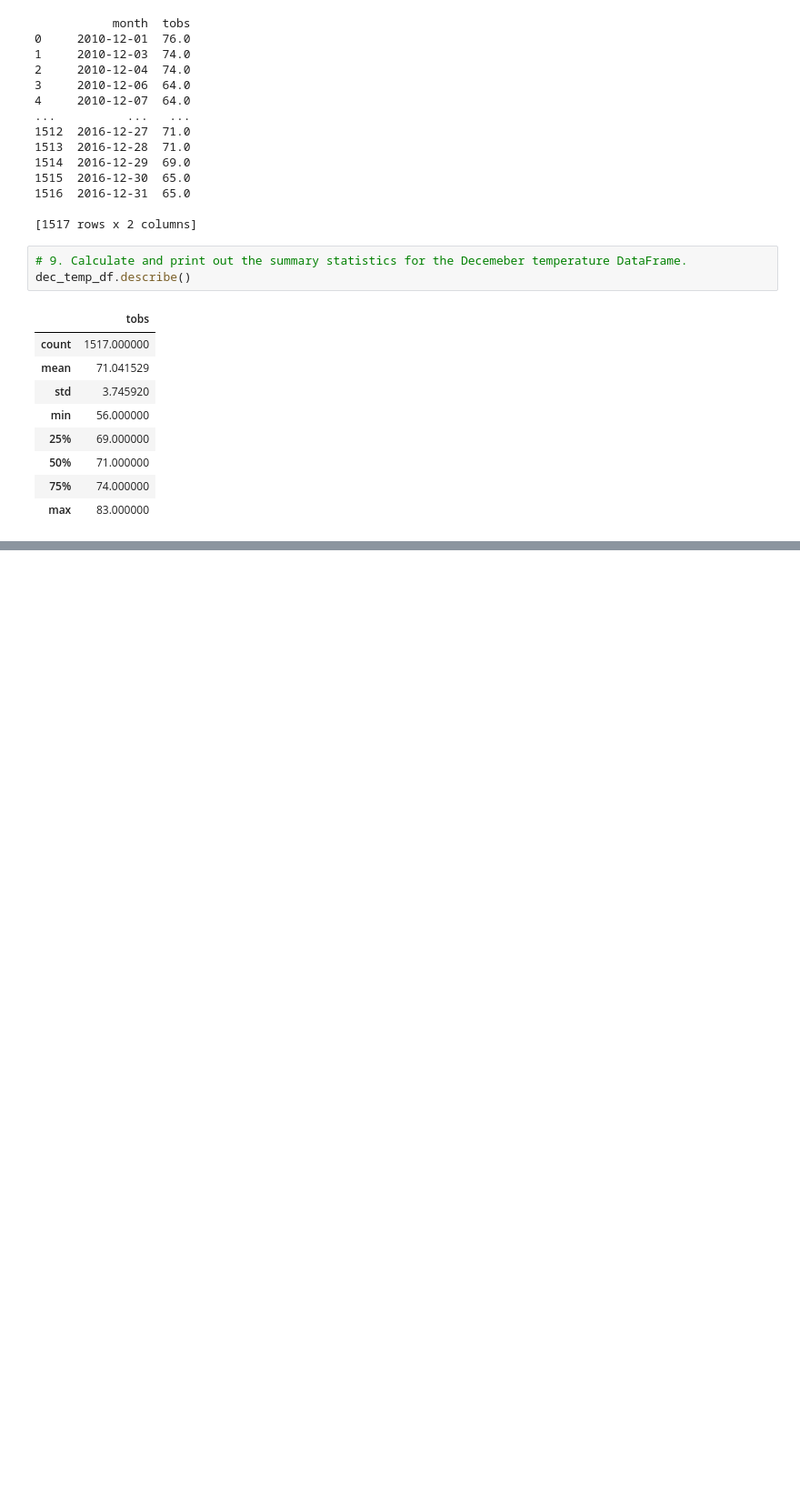
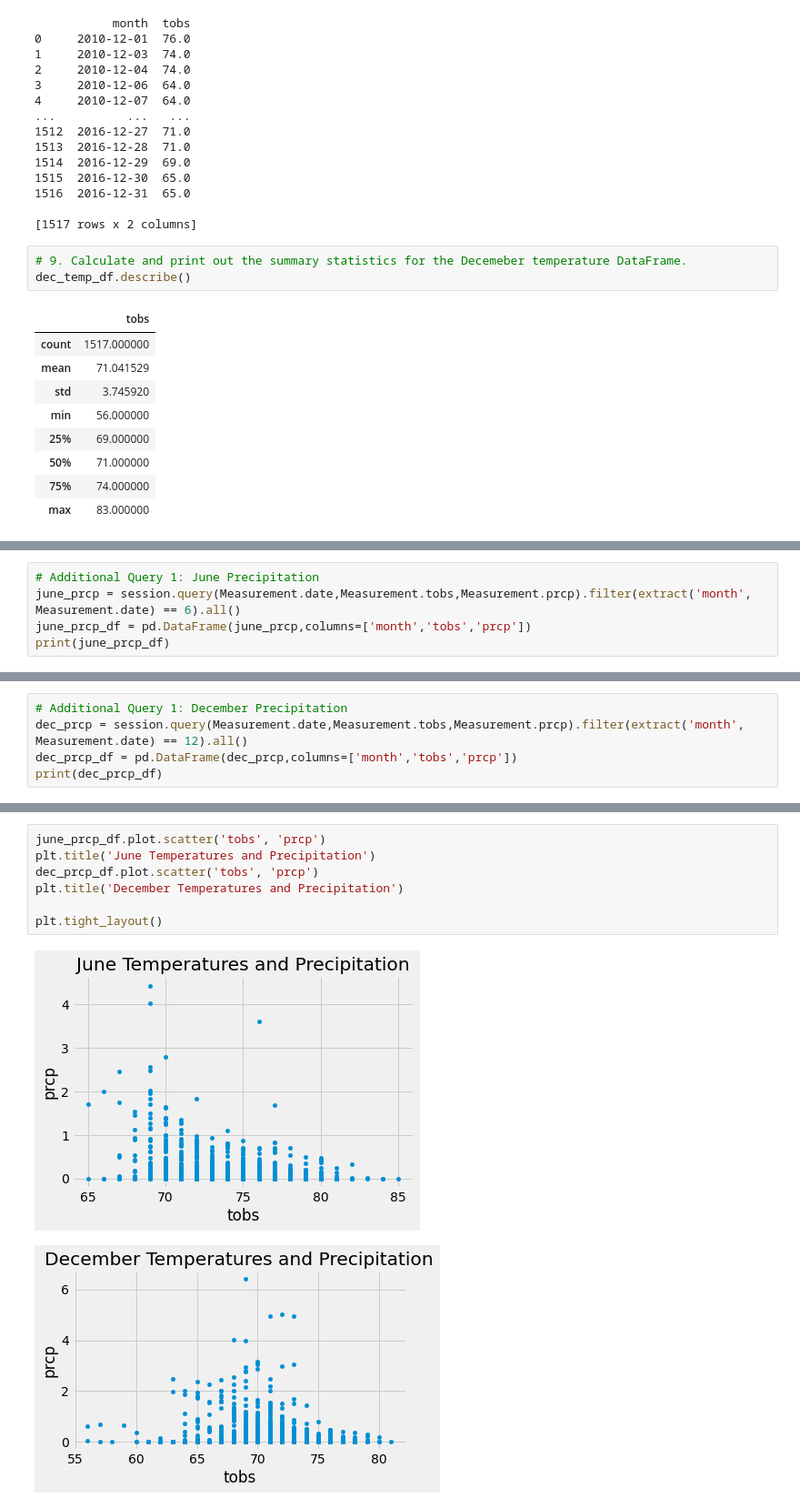
Before and after one commit to Ammonwyz/surfs_up, a Jupyter notebook: SurfsUp_Challenge.ipynb, the cells around one changed output, grey strips where cells are left out. Shown: that part at 91% size. Cells and saved outputs as stored; diff of their text form; blank space fills up the shorter version.

```diff
--- a/SurfsUp_Challenge.ipynb
+++ b/SurfsUp_Challenge.ipynb
@@ -151,0 +167,5 @@ dec_temp_df.describe()
+# %%
+# Additional Query 1: June Precipitation
+june_prcp = session.query(Measurement.date,Measurement.tobs,Measurement.prcp).filter(extract('month', Measurement.date) == 6).all()
+june_prcp_df = pd.DataFrame(june_prcp,columns=['month','tobs','prcp'])
+print(june_prcp_df)
@@ -151,0 +199,5 @@ dec_temp_df.describe()
+# %%
+# Additional Query 1: December Precipitation
+dec_prcp = session.query(Measurement.date,Measurement.tobs,Measurement.prcp).filter(extract('month', Measurement.date) == 12).all()
+dec_prcp_df = pd.DataFrame(dec_prcp,columns=['month','tobs','prcp'])
+print(dec_prcp_df)
@@ -151,0 +231,10 @@ dec_temp_df.describe()
+# %%
+june_prcp_df.plot.scatter('tobs', 'prcp')
+plt.title('June Temperatures and Precipitation')
+dec_prcp_df.plot.scatter('tobs', 'prcp')
+plt.title('December Temperatures and Precipitation')
+
+plt.tight_layout()
+# %% [output]
+[figure, added]
+[figure, added]
```
Also changed, not shown: parts of 6 cells of this notebook.
